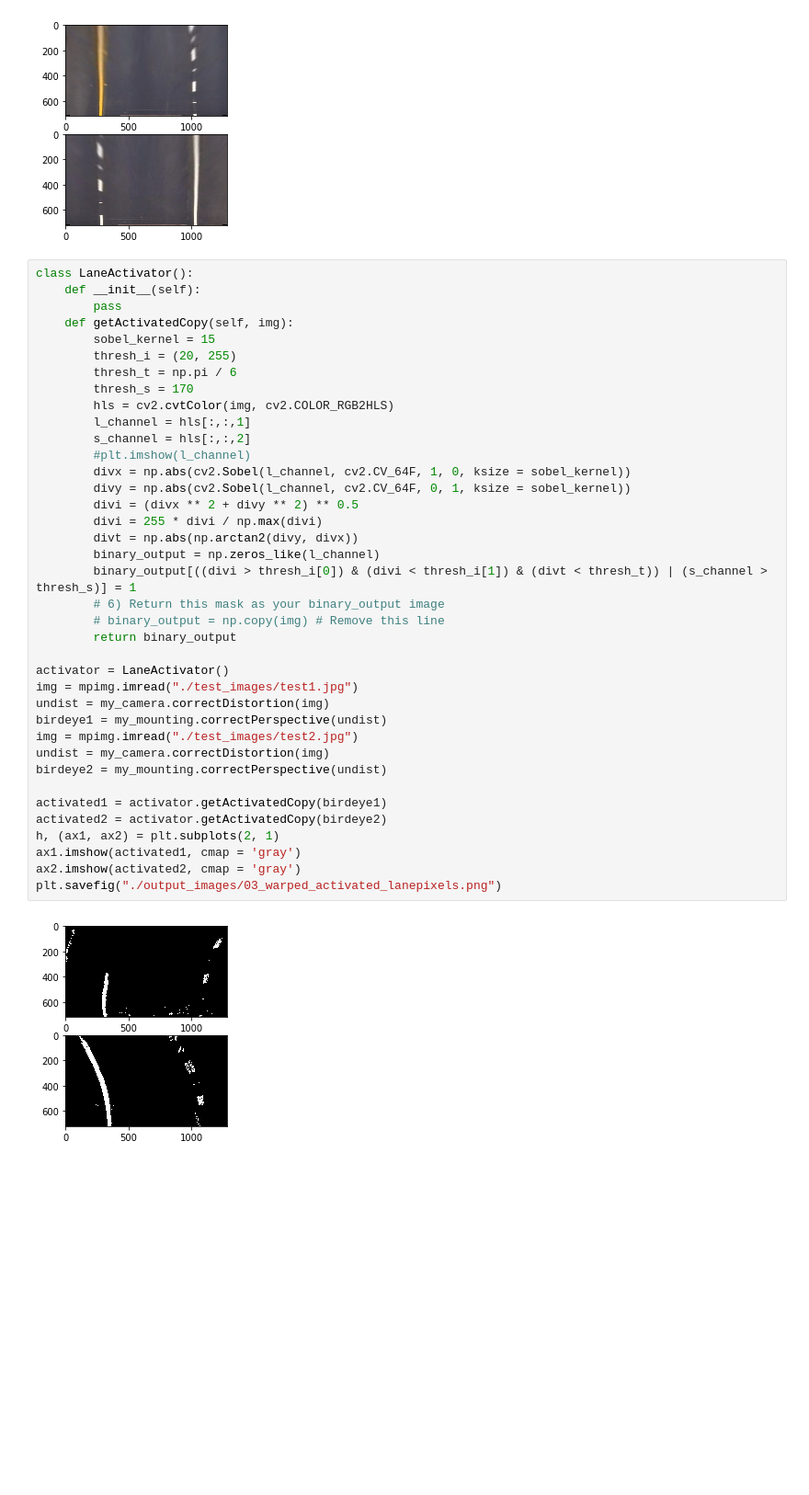
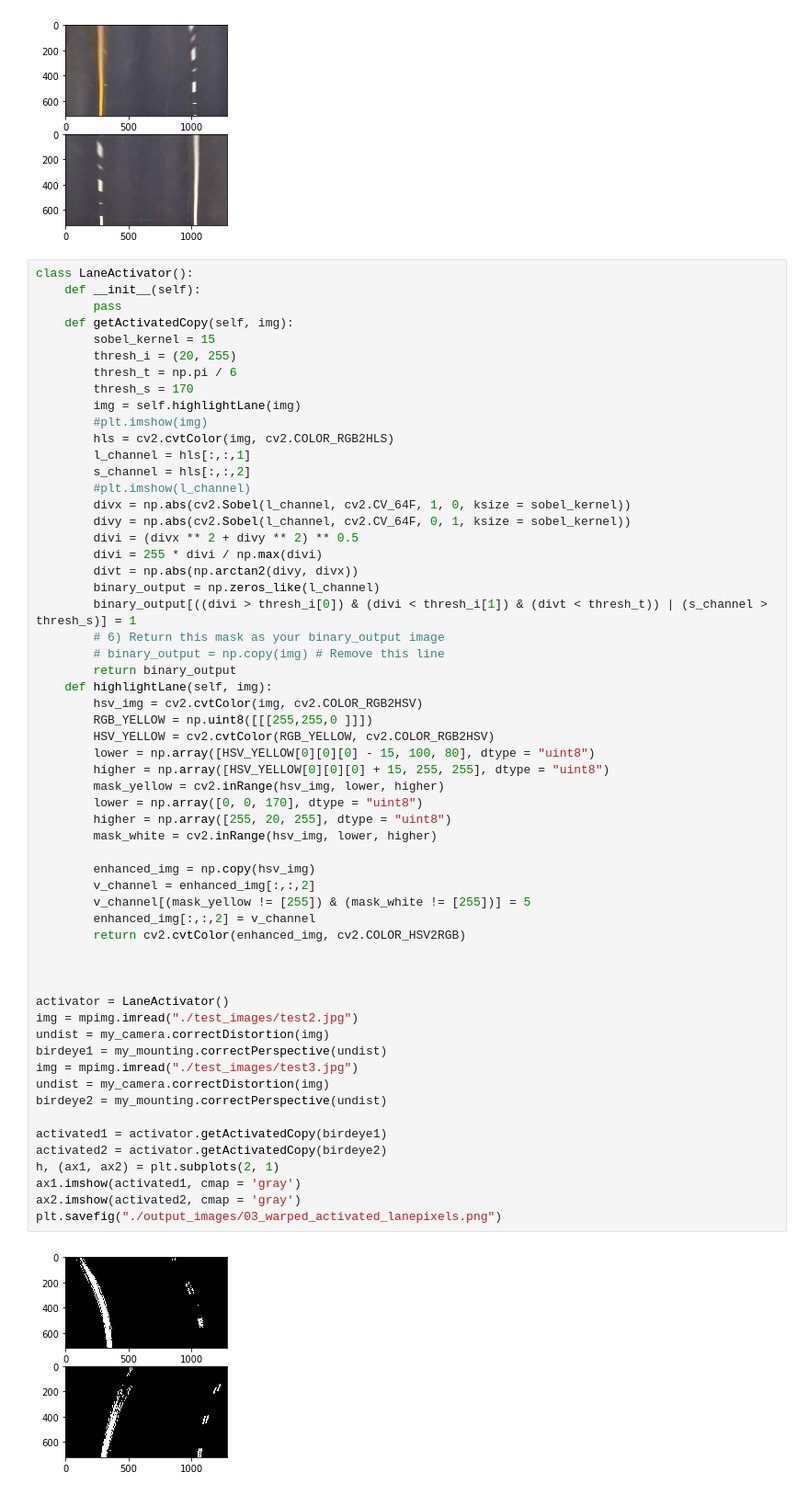
Before and after one commit to jien-cao/udacity_av, a Jupyter notebook: CarND-Advanced-Lane-Lines-master/project2.ipynb, the cells around one changed output. Shown: that part at 92% size. Saved outputs shown, nothing was run; the diff lists cells and outputs as text; blank space fills up the shorter version.

```diff
--- a/CarND-Advanced-Lane-Lines-master/project2.ipynb
+++ b/CarND-Advanced-Lane-Lines-master/project2.ipynb
@@ -102,37 +102,57 @@ class LaneActivator():
         thresh_i = (20, 255)
         thresh_t = np.pi / 6
         thresh_s = 170
+        img = self.highlightLane(img)
+        #plt.imshow(img)
         hls = cv2.cvtColor(img, cv2.COLOR_RGB2HLS)
         l_channel = hls[:,:,1]
         s_channel = hls[:,:,2]
         #plt.imshow(l_channel)
         divx = np.abs(cv2.Sobel(l_channel, cv2.CV_64F, 1, 0, ksize = sobel_kernel))
         divy = np.abs(cv2.Sobel(l_channel, cv2.CV_64F, 0, 1, ksize = sobel_kernel))
         divi = (divx ** 2 + divy ** 2) ** 0.5
         divi = 255 * divi / np.max(divi)
         divt = np.abs(np.arctan2(divy, divx))
         binary_output = np.zeros_like(l_channel)
         binary_output[((divi > thresh_i[0]) & (divi < thresh_i[1]) & (divt < thresh_t)) | (s_channel > thresh_s)] = 1
         # 6) Return this mask as your binary_output image
         # binary_output = np.copy(img) # Remove this line
         return binary_output
+    def highlightLane(self, img):
+        hsv_img = cv2.cvtColor(img, cv2.COLOR_RGB2HSV)
+        RGB_YELLOW = np.uint8([[[255,255,0 ]]])
+        HSV_YELLOW = cv2.cvtColor(RGB_YELLOW, cv2.COLOR_RGB2HSV)
+        lower = np.array([HSV_YELLOW[0][0][0] - 15, 100, 80], dtype = "uint8")
+        higher = np.array([HSV_YELLOW[0][0][0] + 15, 255, 255], dtype = "uint8")
+        mask_yellow = cv2.inRange(hsv_img, lower, higher)
+        lower = np.array([0, 0, 170], dtype = "uint8")
+        higher = np.array([255, 20, 255], dtype = "uint8")
+        mask_white = cv2.inRange(hsv_img, lower, higher)
+
+        enhanced_img = np.copy(hsv_img)
+        v_channel = enhanced_img[:,:,2]
+        v_channel[(mask_yellow != [255]) & (mask_white != [255])] = 5
+        enhanced_img[:,:,2] = v_channel
+        return cv2.cvtColor(enhanced_img, cv2.COLOR_HSV2RGB)
+
+
 
 activator = LaneActivator()
-img = mpimg.imread("./test_images/test1.jpg")
+img = mpimg.imread("./test_images/test2.jpg")
 undist = my_camera.correctDistortion(img)
 birdeye1 = my_mounting.correctPerspective(undist)
-img = mpimg.imread("./test_images/test2.jpg")
+img = mpimg.imread("./test_images/test3.jpg")
 undist = my_camera.correctDistortion(img)
 birdeye2 = my_mounting.correctPerspective(undist)
 
 activated1 = activator.getActivatedCopy(birdeye1)
 activated2 = activator.getActivatedCopy(birdeye2)
 h, (ax1, ax2) = plt.subplots(2, 1)
 ax1.imshow(activated1, cmap = 'gray')
 ax2.imshow(activated2, cmap = 'gray')
 plt.savefig("./output_images/03_warped_activated_lanepixels.png")
 # %% [output]
-[figure, old version]
+[figure, new version]
 # %%
 class Line():
     def __init__(self, img_shape, res_mpp, side = 'left'):
```
Also changed, not shown: parts of 5 cells of this notebook, 5 other files.
